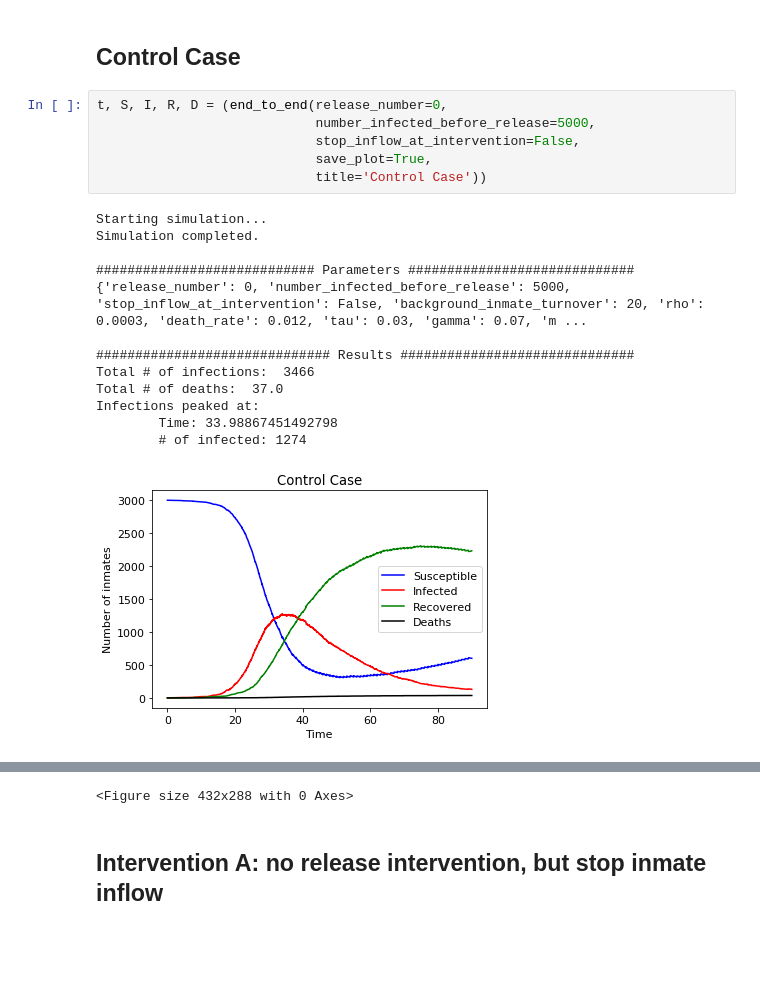
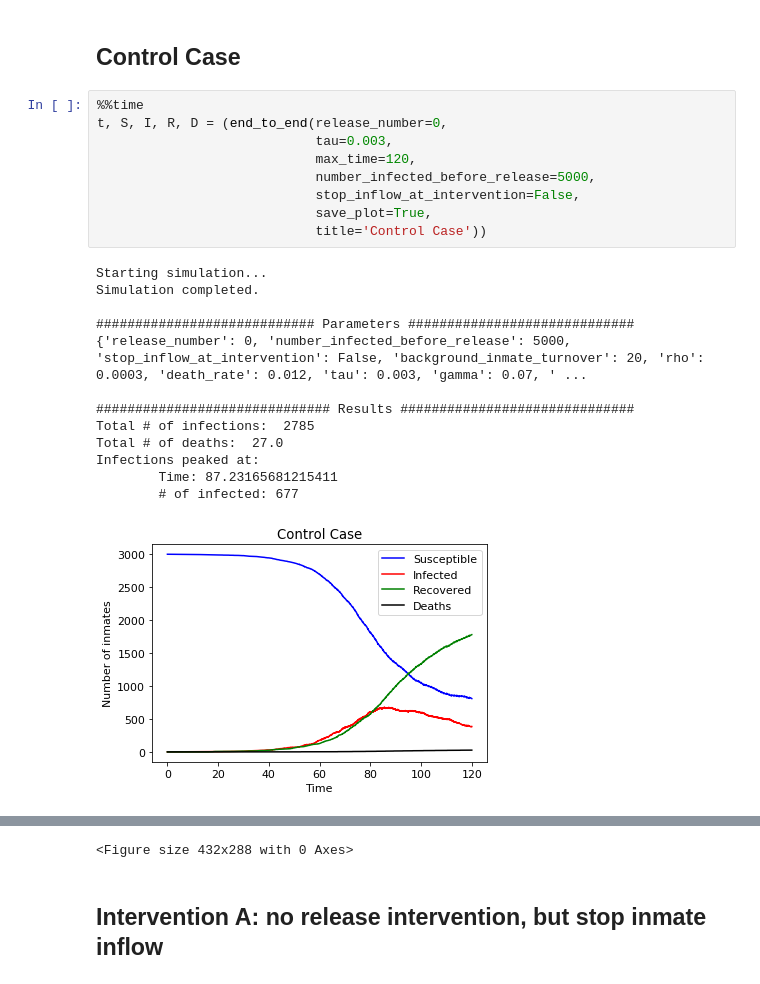
Before and after one commit to bwolfson97/UCLA-Networks-Final-Project, a Jupyter notebook: experiments.ipynb, the cells around one changed output, grey strips where cells are left out. Cells and saved outputs as stored; diff of their text form; blank space fills up the shorter version.

Commit message:
Experimented with lower transmission_rate

```diff
--- a/experiments.ipynb
+++ b/experiments.ipynb
@@ -75,22 +77,25 @@ For case 3, Intervention B, we shall experiment with a range of release numbers
 # %% [markdown]
 ## Control Case
 # %%
+%%time
 t, S, I, R, D = (end_to_end(release_number=0,
+                            tau=0.003,
+                            max_time=120,
                             number_infected_before_release=5000,
                             stop_inflow_at_intervention=False,
                             save_plot=True,
                             title='Control Case'))
 # %% [output]
 Starting simulation...
 Simulation completed.
 
 ############################ Parameters #############################
-{'release_number': 0, 'number_infected_before_release': 5000, 'stop_inflow_at_intervention': False, 'background_inmate_turnover': 20, 'rho': 0.0003, 'death_rate': 0.012, 'tau': 0.03, 'gamma': 0.07, 'm ...
+{'release_number': 0, 'number_infected_before_release': 5000, 'stop_inflow_at_intervention': False, 'background_inmate_turnover': 20, 'rho': 0.0003, 'death_rate': 0.012, 'tau': 0.003, 'gamma': 0.07, ' ...
 
 ############################## Results ##############################
-Total # of infections:  3466
-Total # of deaths:  37.0
+Total # of infections:  2785
+Total # of deaths:  27.0
 Infections peaked at:
-        Time: 33.98867451492798
-        # of infected: 1274
+        Time: 87.23165681215411
+        # of infected: 677
-[figure, old version]
+[figure, new version]
```
Also changed, not shown: parts of 6 cells of this notebook.
